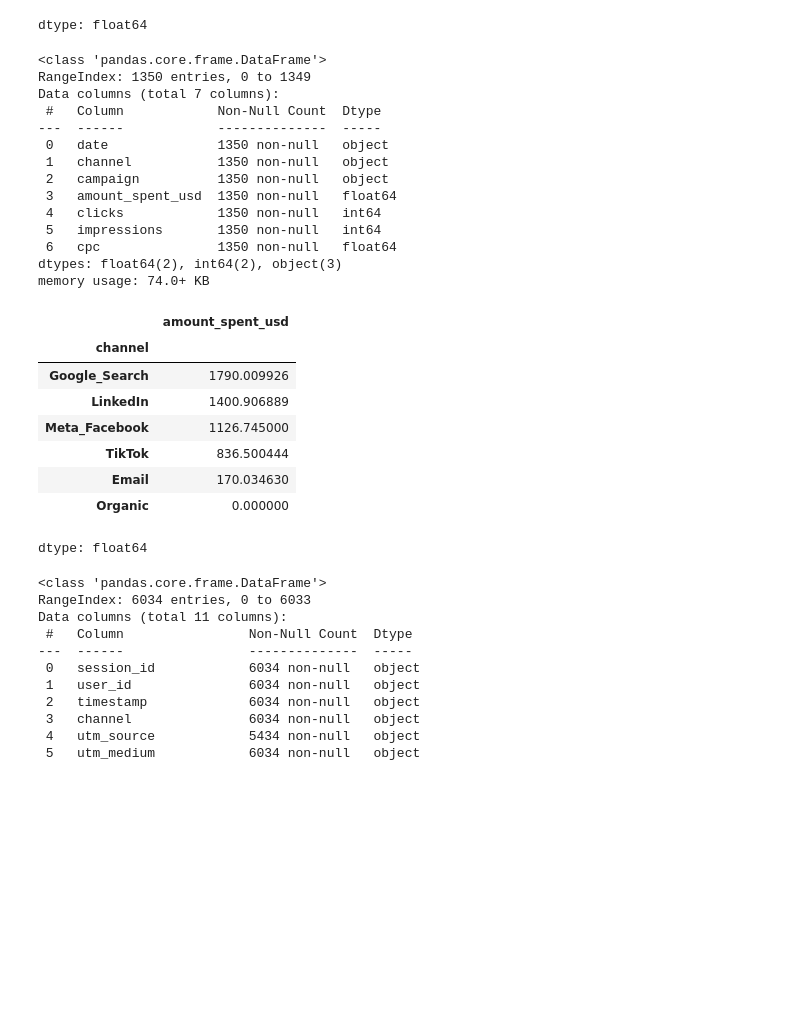
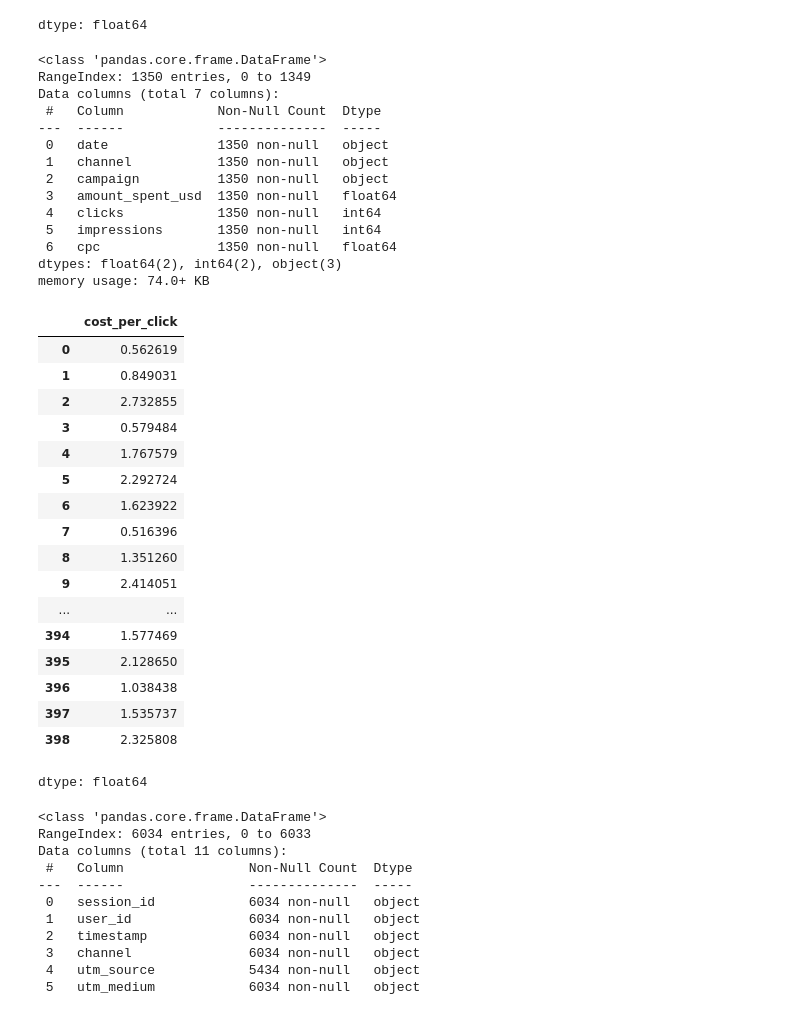
Before and after one commit to banerjee109/Infotact-Data-Team-2, a Jupyter notebook: Assignmenet_1_Roughbook.ipynb, the cells around one changed output. Drawn from its saved outputs; the diff is of its cells as text; code cells hidden in the pictures; blank space fills up the shorter version.

Commit message:
Estimated cost per click columnwise.

```diff
--- a/Assignmenet_1_Roughbook.ipynb
+++ b/Assignmenet_1_Roughbook.ipynb
@@ -241,41 +241,52 @@ ad_spend_df["amount_spent_usd"].idxmax()
 ad_spend_df.iloc[1006]
 ad_spend_df["amount_spent_usd"].idxmin()
 ad_spend_df.iloc[[13,14,1006]]
 ad_spend_df[(ad_spend_df["amount_spent_usd"]==0)]["campaign"].unique()
 ad_spend_df.head()
 ad_spend_df["impressions"].mean()
 ad_spend_df[(ad_spend_df["impressions"]>=15000)]["campaign"].nunique()
 ##ad_spend_df.isnull().sum()
 ad_spend_df.isna().sum()
 ad_spend_df.head()
 ad_spend_df.groupby("campaign")[["clicks","cpc"]].sum().sort_values(by="clicks",ascending=False)
 ad_spend_df["channel"].unique()
 ad_spend_df["channel"].nunique()
 ad_spend_df.groupby("channel")["amount_spent_usd"].sum().sort_values(ascending=False)
 ad_spend_df.groupby("channel")["amount_spent_usd"].mean().sort_values(ascending=False)
+ad_spend_df["cost_per_click"] = ad_spend_df["amount_spent_usd"] / ad_spend_df["clicks"]
+ad_spend_df["cost_per_click"]
 # %% [output]
 <class 'pandas.core.frame.DataFrame'>
 RangeIndex: 1350 entries, 0 to 1349
 Data columns (total 7 columns):
  #   Column            Non-Null Count  Dtype
 ---  ------            --------------  -----
  0   date              1350 non-null   object
  1   channel           1350 non-null   object
  2   campaign          1350 non-null   object
  3   amount_spent_usd  1350 non-null   float64
  4   clicks            1350 non-null   int64
  5   impressions       1350 non-null   int64
  6   cpc               1350 non-null   float64
 dtypes: float64(2), int64(2), object(3)
 memory usage: 74.0+ KB
-|  | amount_spent_usd |
-| channel |  |
-| Google_Search | 1790.009926 |
-| LinkedIn | 1400.906889 |
-| Meta_Facebook | 1126.745000 |
-| TikTok | 836.500444 |
-| Email | 170.034630 |
-| Organic | 0.000000 |
+|  | cost_per_click |
+| 0 | 0.562619 |
+| 1 | 0.849031 |
+| 2 | 2.732855 |
+| 3 | 0.579484 |
+| 4 | 1.767579 |
+| 5 | 2.292724 |
+| 6 | 1.623922 |
+| 7 | 0.516396 |
+| 8 | 1.351260 |
+| 9 | 2.414051 |
+| ... | ... |
+| 394 | 1.577469 |
+| 395 | 2.128650 |
+| 396 | 1.038438 |
+| 397 | 1.535737 |
+| 398 | 2.325808 |
 dtype: float64
 # %%
 import pandas as pd
```
